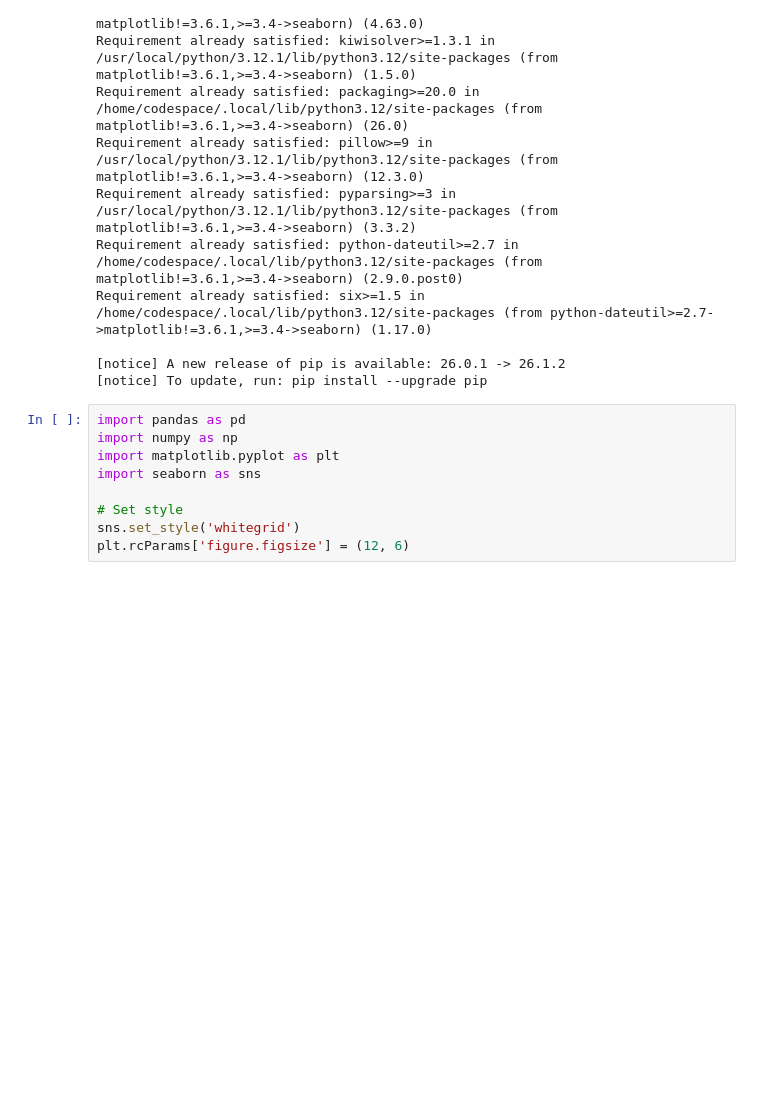
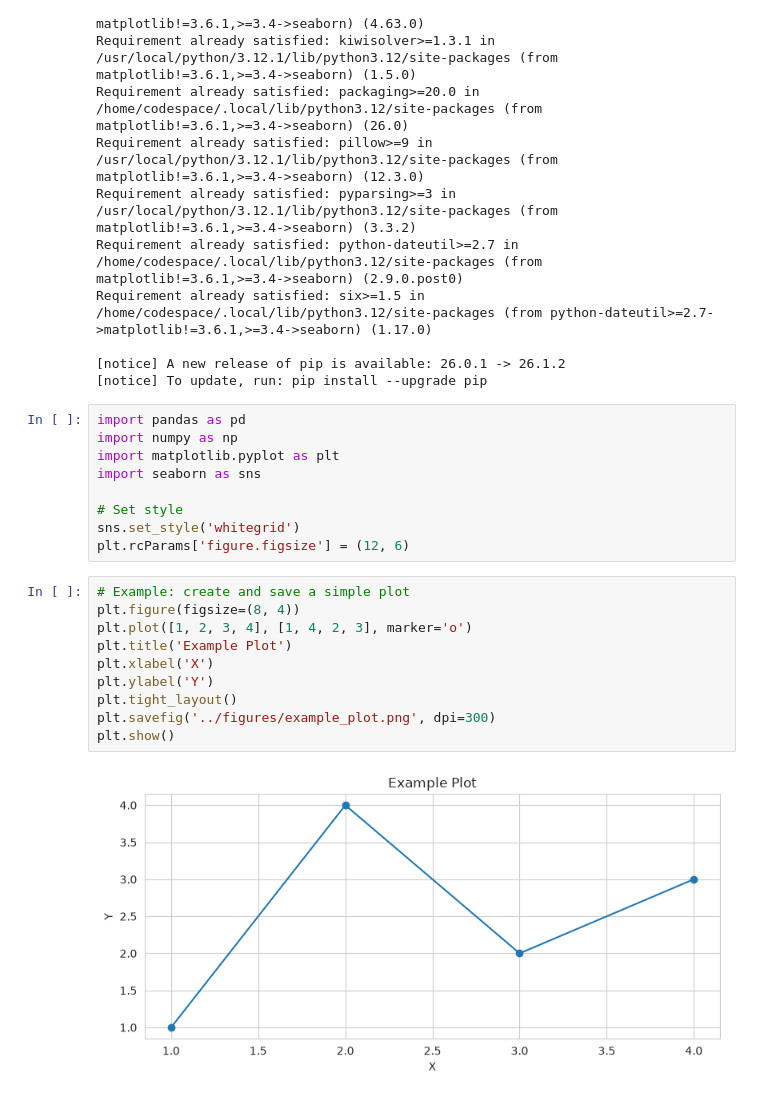
Before and after one commit to saulabe-jsoh/ai-data-2026-prj1, a Jupyter notebook: notebooks/01_exploration.ipynb, the cells around one changed output. Cells and saved outputs as stored; diff of their text form; blank space fills up the shorter version.

```diff
--- a/notebooks/01_exploration.ipynb
+++ b/notebooks/01_exploration.ipynb
@@ -59,6 +59,18 @@ import seaborn as sns
 # Set style
 sns.set_style('whitegrid')
 plt.rcParams['figure.figsize'] = (12, 6)
+# %%
+# Example: create and save a simple plot
+plt.figure(figsize=(8, 4))
+plt.plot([1, 2, 3, 4], [1, 4, 2, 3], marker='o')
+plt.title('Example Plot')
+plt.xlabel('X')
+plt.ylabel('Y')
+plt.tight_layout()
+plt.savefig('../figures/example_plot.png', dpi=300)
+plt.show()
+# %% [output]
+[figure, added]
 # %%
 # Load your data here
 # df = pd.read_csv('../data/your_data.csv')
```
Also changed, not shown: parts of 1 cell of this notebook, 1 other file.
